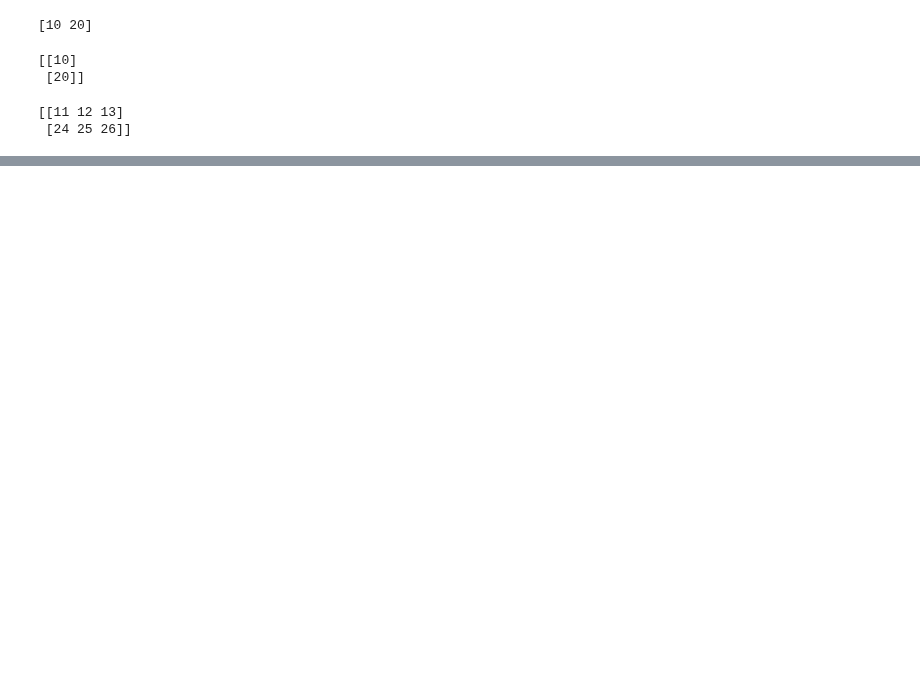
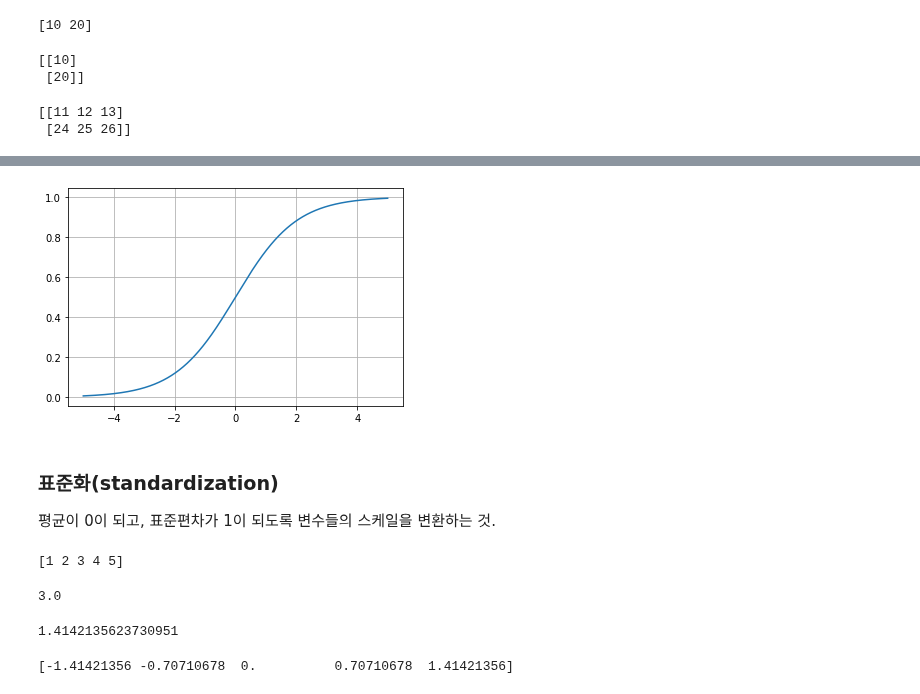
Before and after one commit to sejinseo/Itwill_Python, a Jupyter notebook: ml01_numpy.ipynb, the cells around one changed output, grey strips where cells are left out. Drawn from its saved outputs; the diff is of its cells as text; code cells hidden in the pictures; blank space fills up the shorter version.

```diff
--- a/ml01_numpy.ipynb
+++ b/ml01_numpy.ipynb
@@ -484,0 +520,31 @@ print(a + d)
+# %%
+x = np.arange(-5, 5, 0.001)
+y = 1 / (1 + np.exp(-x))
+
+plt.plot(x, y)
+plt.grid()
+plt.show()
+# %% [output]
+[figure, added]
+# %% [markdown]
+### 표준화(standardization)
+
+평균이 0이 되고, 표준편차가 1이 되도록 변수들의 스케일을 변환하는 것.
+# %%
+x = np.arange(1, 6) # (5,) shape의 1차원 배열
+print(x)
+# %% [output]
+[1 2 3 4 5]
+# %%
+np.mean(x) # 평균
+# %% [output]
+3.0
+# %%
+np.std(x) # 표준편차
+# %% [output]
+1.4142135623730951
+# %%
+x_std = (x - np.mean(x)) / np.std(x)
+print(x_std) # (5,) shape의 1차원 배열
+# %% [output]
+[-1.41421356 -0.70710678  0.          0.70710678  1.41421356]
```
Also changed, not shown: parts of 20 cells of this notebook.
